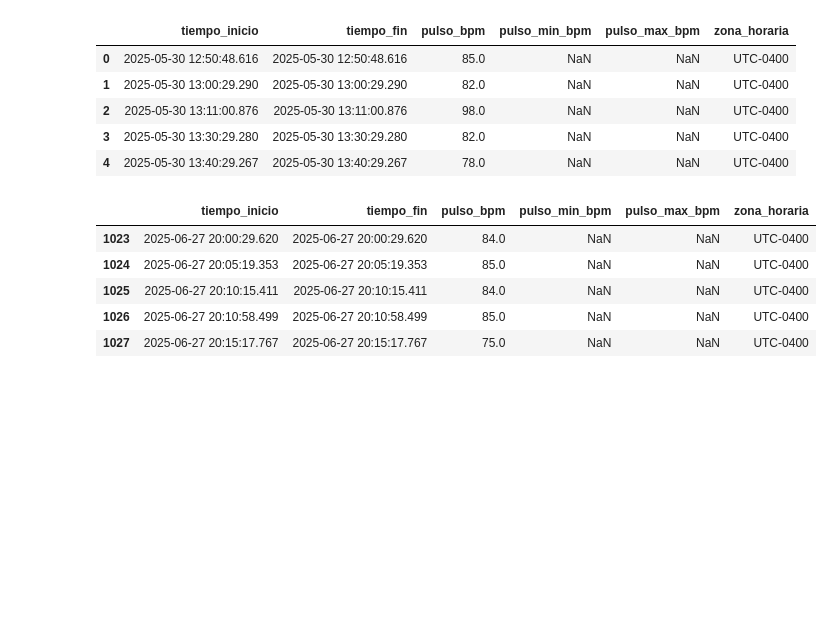
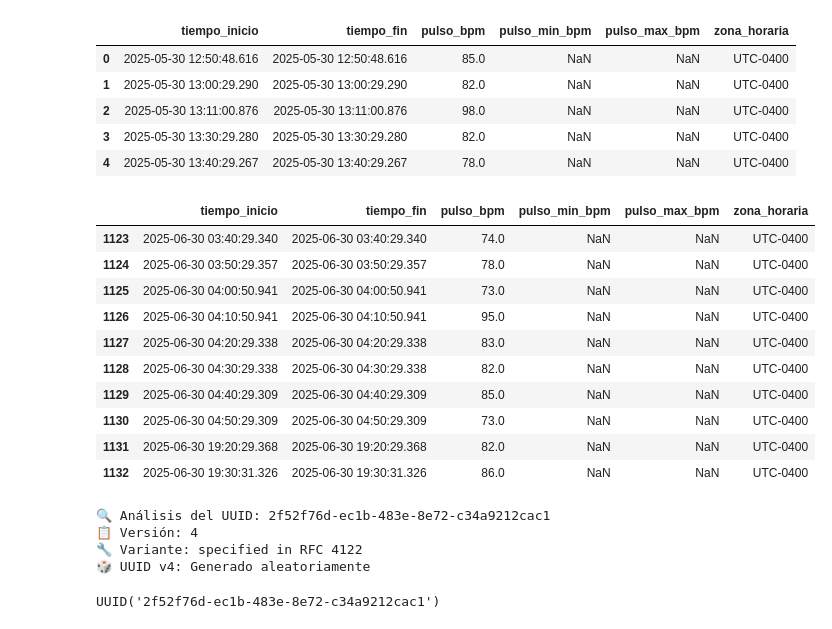
Before and after one commit to EloySerrudo/EMDR-Project, a Jupyter notebook: src/tools/data.ipynb, the cells around one changed output. Cells and saved outputs as stored; diff of their text form; code cells hidden in the pictures; blank space fills up the shorter version.

```diff
--- a/src/tools/data.ipynb
+++ b/src/tools/data.ipynb
@@ -330,7 +330,7 @@ Timestamps generados comenzando en 0 ms para cada sesión
 HEART RATE
 # %%
 # Leer el CSV con el problema de desplazamiento de columnas
-path = r'C:\Users\Eloy\Documents\PythonProjects\EMDR-Project\src\com.samsung.shealth.tracker.heart_rate.20250627162304.csv'
+path = r'C:\Users\Eloy\Documents\PythonProjects\EMDR-Project\src\com.samsung.shealth.exercise.recovery_heart_rate.20250630153438.csv'
 
 # Primero, leer solo las columnas (línea 2)
 with open(path, 'r', encoding='utf-8') as file:
@@ -474,11 +466,48 @@ df_pulso.head()
 | 3 | 2025-05-30 13:30:29.280 | 2025-05-30 13:30:29.280 | 82.0 | NaN | NaN | UTC-0400 |
 | 4 | 2025-05-30 13:40:29.267 | 2025-05-30 13:40:29.267 | 78.0 | NaN | NaN | UTC-0400 |
 # %%
-df_pulso.tail()
+df_pulso.tail(10)
 # %% [output]
 |  | tiempo_inicio | tiempo_fin | pulso_bpm | pulso_min_bpm | pulso_max_bpm | zona_horaria |
-| 1023 | 2025-06-27 20:00:29.620 | 2025-06-27 20:00:29.620 | 84.0 | NaN | NaN | UTC-0400 |
-| 1024 | 2025-06-27 20:05:19.353 | 2025-06-27 20:05:19.353 | 85.0 | NaN | NaN | UTC-0400 |
-| 1025 | 2025-06-27 20:10:15.411 | 2025-06-27 20:10:15.411 | 84.0 | NaN | NaN | UTC-0400 |
-| 1026 | 2025-06-27 20:10:58.499 | 2025-06-27 20:10:58.499 | 85.0 | NaN | NaN | UTC-0400 |
-| 1027 | 2025-06-27 20:15:17.767 | 2025-06-27 20:15:17.767 | 75.0 | NaN | NaN | UTC-0400 |
+| 1123 | 2025-06-30 03:40:29.340 | 2025-06-30 03:40:29.340 | 74.0 | NaN | NaN | UTC-0400 |
+| 1124 | 2025-06-30 03:50:29.357 | 2025-06-30 03:50:29.357 | 78.0 | NaN | NaN | UTC-0400 |
+| 1125 | 2025-06-30 04:00:50.941 | 2025-06-30 04:00:50.941 | 73.0 | NaN | NaN | UTC-0400 |
+| 1126 | 2025-06-30 04:10:50.941 | 2025-06-30 04:10:50.941 | 95.0 | NaN | NaN | UTC-0400 |
+| 1127 | 2025-06-30 04:20:29.338 | 2025-06-30 04:20:29.338 | 83.0 | NaN | NaN | UTC-0400 |
+| 1128 | 2025-06-30 04:30:29.338 | 2025-06-30 04:30:29.338 | 82.0 | NaN | NaN | UTC-0400 |
+| 1129 | 2025-06-30 04:40:29.309 | 2025-06-30 04:40:29.309 | 85.0 | NaN | NaN | UTC-0400 |
+| 1130 | 2025-06-30 04:50:29.309 | 2025-06-30 04:50:29.309 | 73.0 | NaN | NaN | UTC-0400 |
+| 1131 | 2025-06-30 19:20:29.368 | 2025-06-30 19:20:29.368 | 82.0 | NaN | NaN | UTC-0400 |
+| 1132 | 2025-06-30 19:30:31.326 | 2025-06-30 19:30:31.326 | 86.0 | NaN | NaN | UTC-0400 |
+# %%
+import uuid
+from datetime import datetime
+
+def analyze_uuid(uuid_string):
+    """Analiza un UUID y extrae información disponible"""
+
+    uuid_obj = uuid.UUID(uuid_string)
+
+    print(f"🔍 Análisis del UUID: {uuid_string}")
+    print(f"📋 Versión: {uuid_obj.version}")
+    print(f"🔧 Variante: {uuid_obj.variant}")
+
+    if uuid_obj.version == 1:
+        # UUID v1 contiene timestamp
+        timestamp = uuid_obj.time
+        print(f"⏰ Timestamp: {datetime.fromtimestamp(timestamp/1e7 - 12219292800)}")
+        print(f"🖥️ Nodo: {hex(uuid_obj.node)}")
+    elif uuid_obj.version == 4:
+        print("🎲 UUID v4: Generado aleatoriamente")
+
+    return uuid_obj
+
+# Analizar tu UUID
+your_uuid = "2f52f76d-ec1b-483e-8e72-c34a9212cac1"
+analyze_uuid(your_uuid)
+# %% [output]
+🔍 Análisis del UUID: 2f52f76d-ec1b-483e-8e72-c34a9212cac1
+📋 Versión: 4
+🔧 Variante: specified in RFC 4122
+🎲 UUID v4: Generado aleatoriamente
+UUID('2f52f76d-ec1b-483e-8e72-c34a9212cac1')
```
Also changed, not shown: parts of 3 cells of this notebook, 5 other files.
